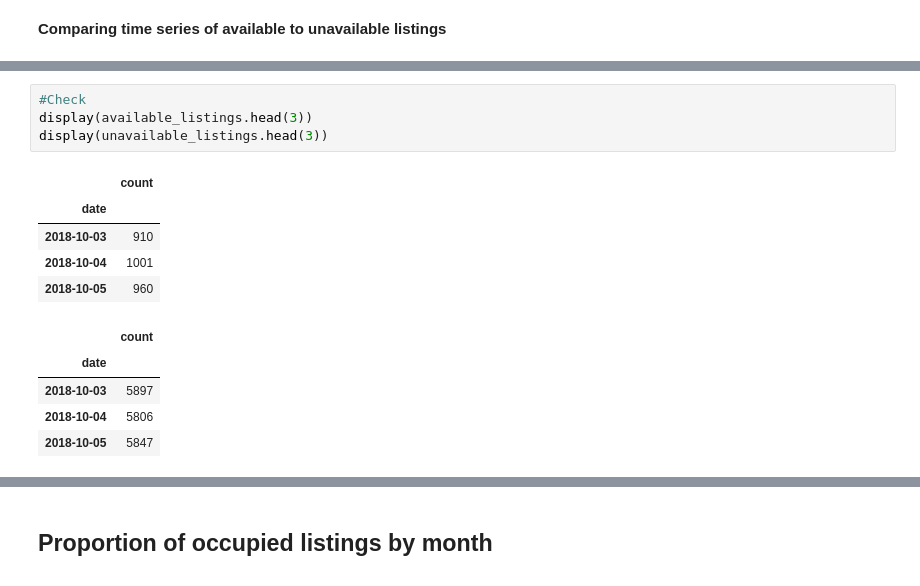
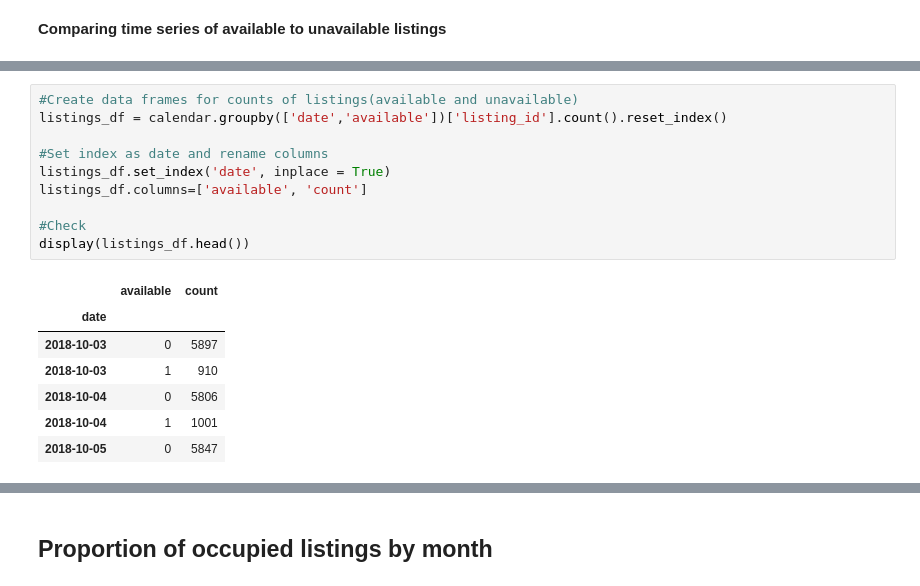
Before and after one commit to KishenSharma6/Airbnb-Analysis, a Jupyter notebook: Project Codes/03. Exploratory Data Analysis/2020_0408_Calendar_EDA.ipynb, the cells around one changed output, grey strips where cells are left out. Cells and saved outputs as stored; diff of their text form.

```diff
--- a/Project Codes/03. Exploratory Data Analysis/2020_0408_Calendar_EDA.ipynb
+++ b/Project Codes/03. Exploratory Data Analysis/2020_0408_Calendar_EDA.ipynb
@@ -144,18 +132,21 @@ unavailable_listings.set_index('date', inplace=True)
-# %%
-#Check
-display(available_listings.head(3))
-display(unavailable_listings.head(3))
-# %% [output]
-|  | count |
-| date |  |
-| 2018-10-03 | 910 |
-| 2018-10-04 | 1001 |
-| 2018-10-05 | 960 |
-|  | count |
-| date |  |
-| 2018-10-03 | 5897 |
-| 2018-10-04 | 5806 |
-| 2018-10-05 | 5847 |
+# %%
+#Create data frames for counts of listings(available and unavailable)
+listings_df = calendar.groupby(['date','available'])['listing_id'].count().reset_index()
+
+#Set index as date and rename columns
+listings_df.set_index('date', inplace = True)
+listings_df.columns=['available', 'count']
+
+#Check
+display(listings_df.head())
+# %% [output]
+|  | available | count |
+| date |  |  |
+| 2018-10-03 | 0 | 5897 |
+| 2018-10-03 | 1 | 910 |
+| 2018-10-04 | 0 | 5806 |
+| 2018-10-04 | 1 | 1001 |
+| 2018-10-05 | 0 | 5847 |
 # %%
 #Set plot figure
 fig, ax = plt.subplots(figsize = (15,10))
```
Also changed, not shown: parts of 7 cells of this notebook.
